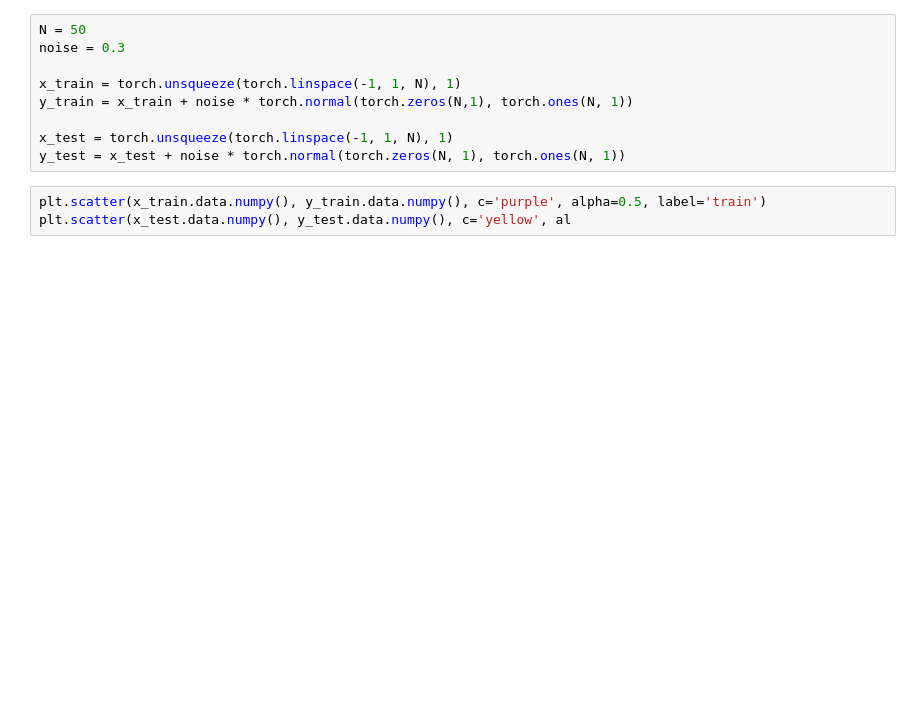
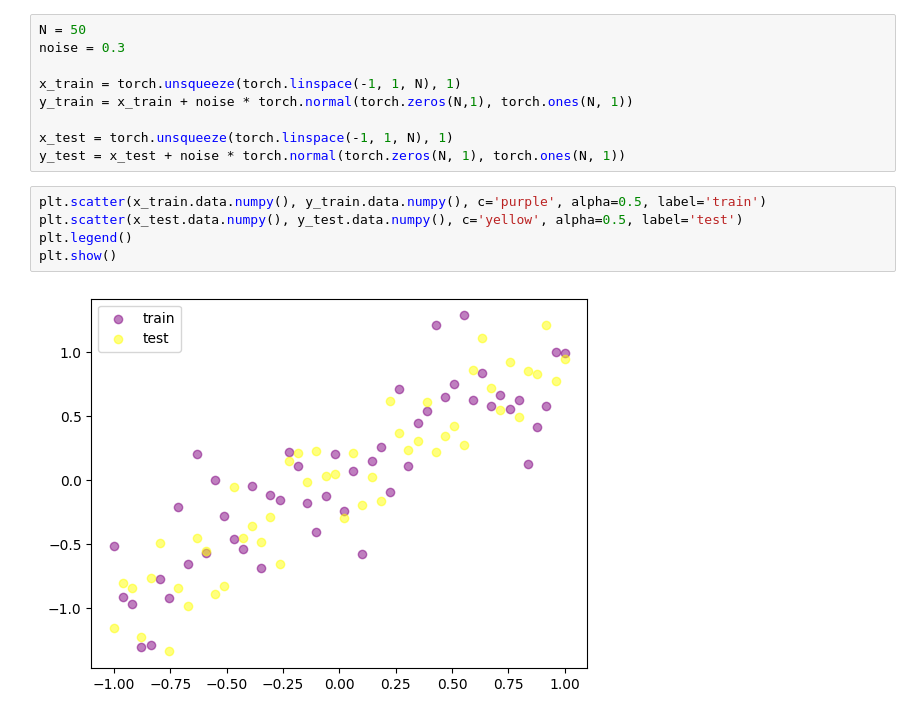
Before and after one commit to DEW-8217/PyTorch, a Jupyter notebook: Untitled.ipynb, the cells around one changed output. Drawn from its saved outputs; the diff is of its cells as text; blank space fills up the shorter version.

```diff
--- a/Untitled.ipynb
+++ b/Untitled.ipynb
@@ -189,4 +189,8 @@ x_test = torch.unsqueeze(torch.linspace(-1, 1, N), 1)
 y_test = x_test + noise * torch.normal(torch.zeros(N, 1), torch.ones(N, 1))
 # %%
 plt.scatter(x_train.data.numpy(), y_train.data.numpy(), c='purple', alpha=0.5, label='train')
-plt.scatter(x_test.data.numpy(), y_test.data.numpy(), c='yellow', al
+plt.scatter(x_test.data.numpy(), y_test.data.numpy(), c='yellow', alpha=0.5, label='test')
+plt.legend()
+plt.show()
+# %% [output]
+[figure, added]
```
Also changed, not shown: parts of 3 cells of this notebook.
